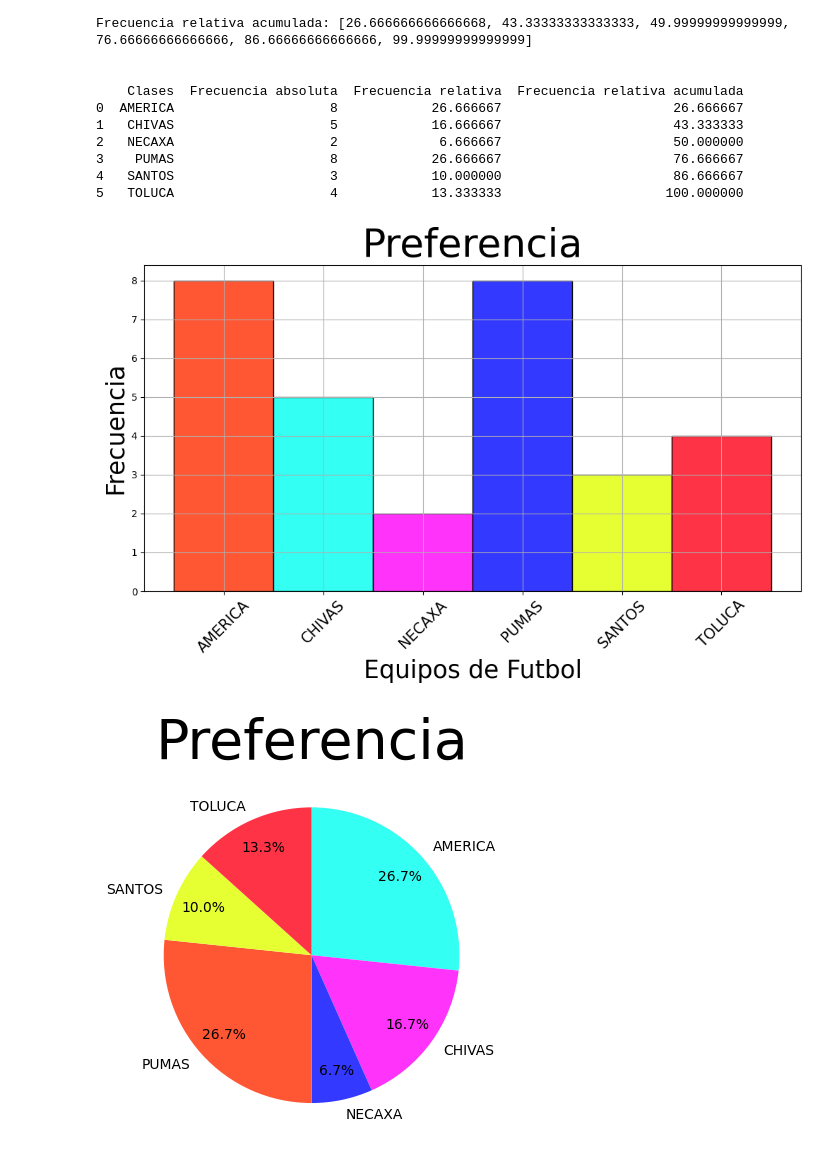
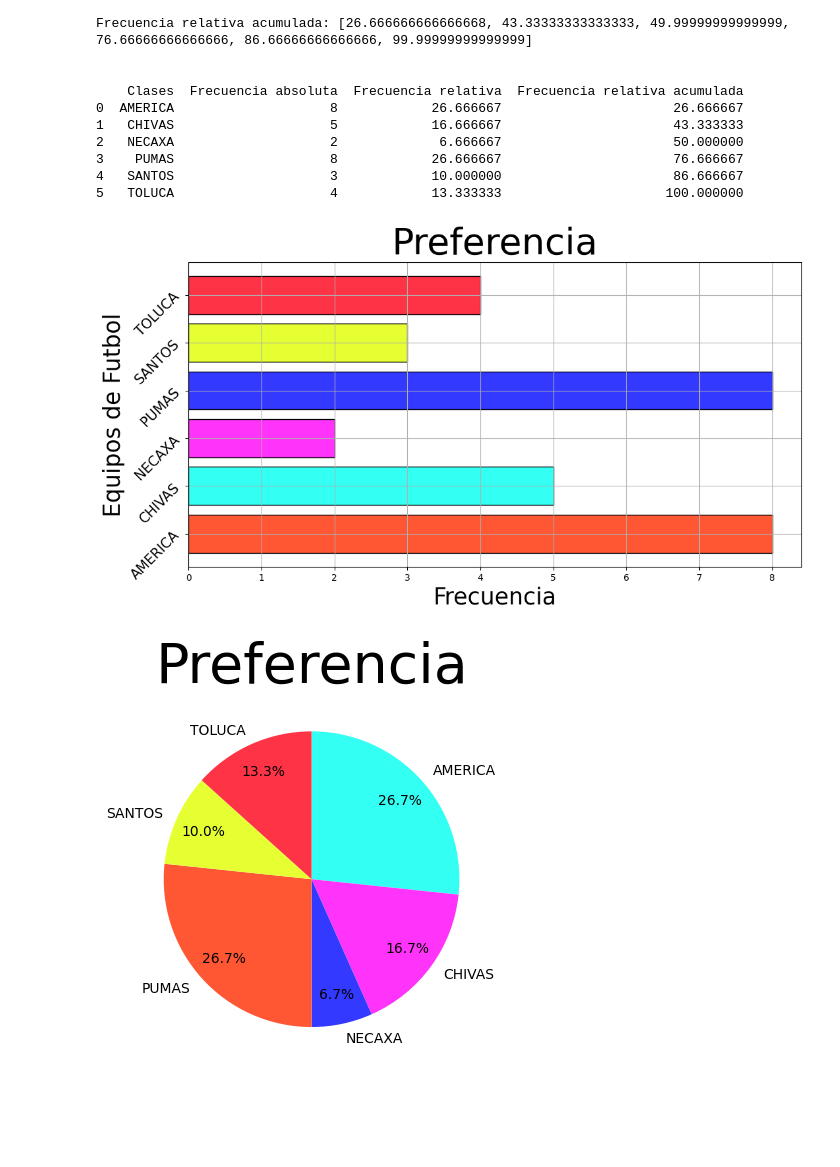
Before and after one commit to LizBernal/LJBF_Verano2024_T1, a Jupyter notebook: Ejercicio_7.ipynb, the cells around one changed output. Drawn from its saved outputs; the diff is of its cells as text; code cells hidden in the pictures; blank space fills up the shorter version.

```diff
--- a/Ejercicio_7.ipynb
+++ b/Ejercicio_7.ipynb
@@ -63,10 +63,10 @@ Frecuencia relativa acumulada: [26.666666666666668, 43.33333333333333, 49.999999
 # %%
 # Seccion b
 labelx = "Equipos de Futbol"
 labely = "Frecuencia"
 titulo = "Preferencia"
-ht.generar_histograma(marcas_clases, fa_sorted, clases_sorted, labelx, labely, titulo)
+br.generar_diagrama_barras_horizontal(fa_sorted, clases_sorted,marcas_clases, labelx, labely, titulo)
 pie.generar_pastel(clases_sorted, fa_sorted, titulo)
 # %% [output]
-[figure, old version]
+[figure, new version]
 [figure]
```
